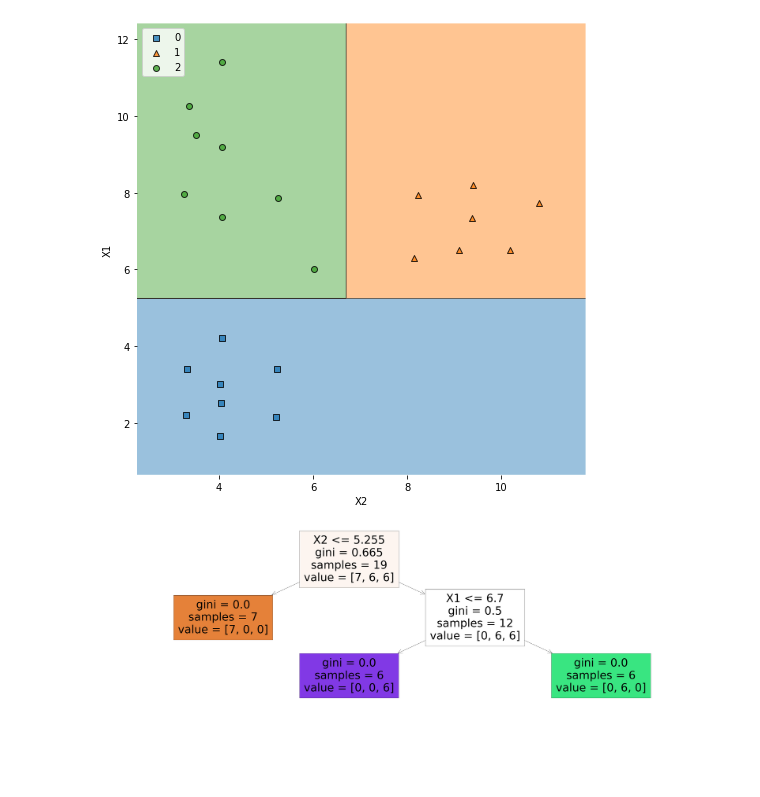
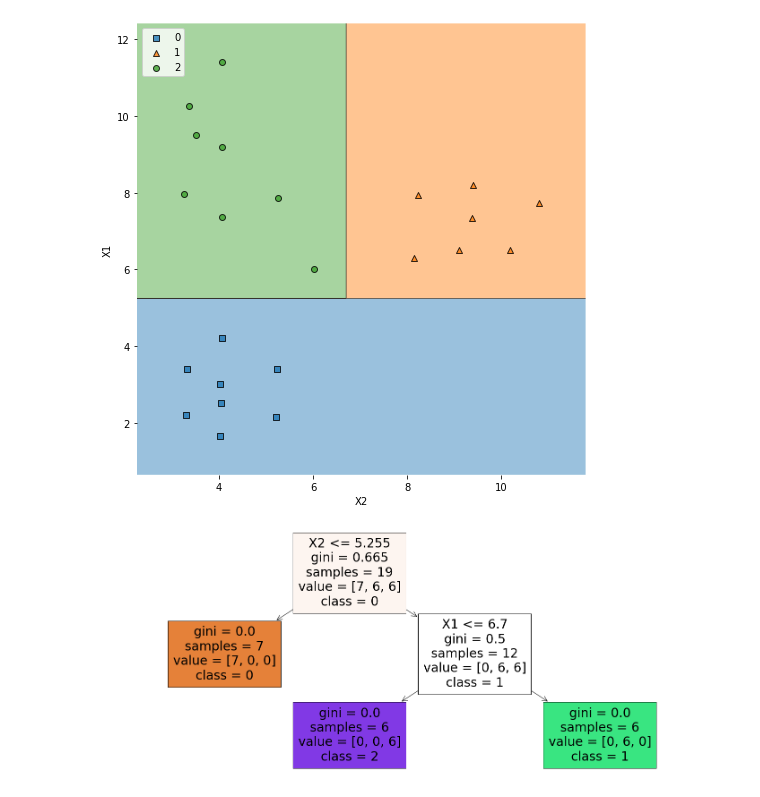
Before and after one commit to pnkcompany/Artificial_Intelligence, a Jupyter notebook: hw2/19593_Priyanka_Muchandikar_q4_hw2.ipynb, the cells around one changed output. Drawn from its saved outputs; the diff is of its cells as text; code cells hidden in the pictures; blank space fills up the shorter version.

```diff
--- a/hw2/19593_Priyanka_Muchandikar_q4_hw2.ipynb
+++ b/hw2/19593_Priyanka_Muchandikar_q4_hw2.ipynb
@@ -91,7 +91,7 @@ plt.show()
 [figure]
 # %%
 #plotting decision line
-plt.figure(figsize=(70,20))
-plot_tree(classifier_dt, feature_names = df.columns,filled=True);
+plt.figure(figsize=(25,10))
+plot_tree(classifier_dt, feature_names = df.columns,class_names=['0','1','2'],filled=True);
 # %% [output]
-[figure, old version]
+[figure, new version]
```
